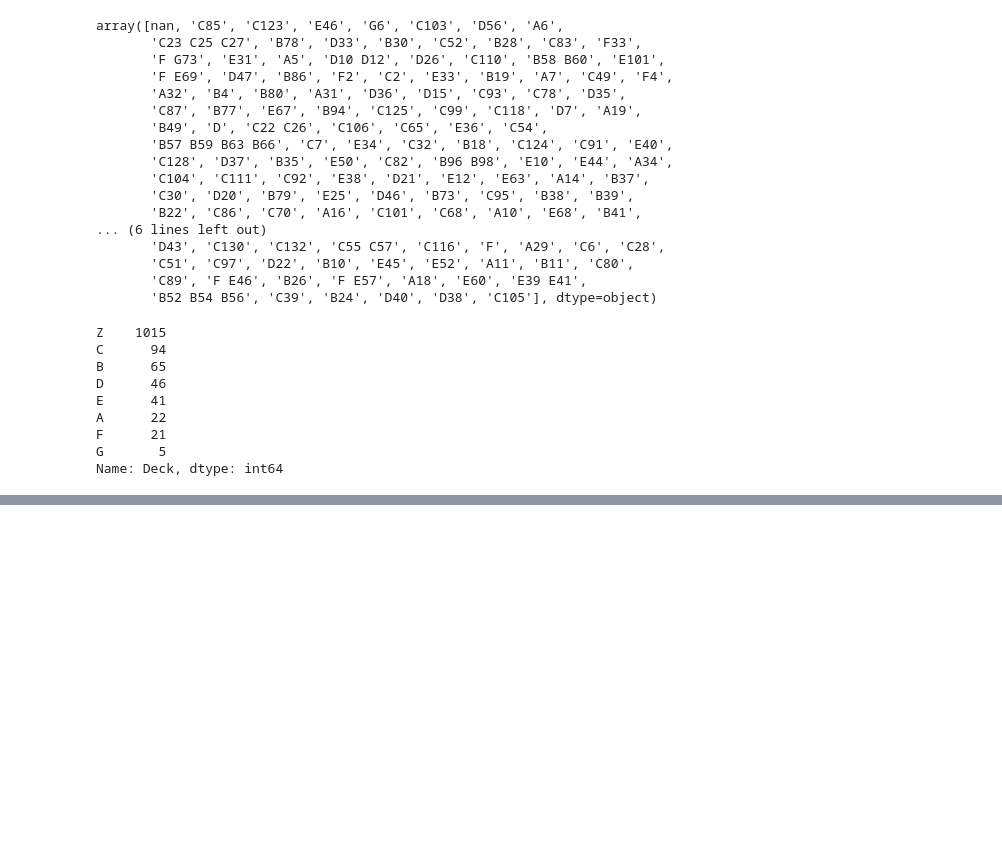
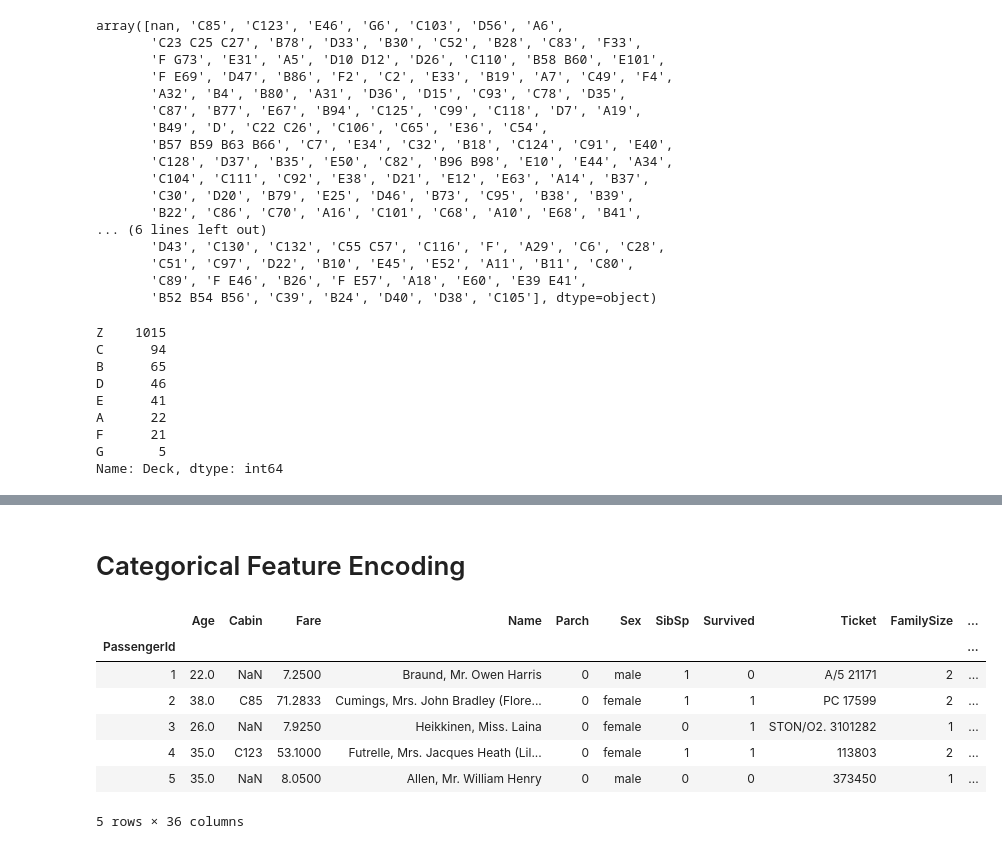
Before and after one commit to saikrishna575/Titanic, a Jupyter notebook: notebooks/2.0-ak-exploring-processing-data.ipynb, the cells around one changed output, grey strips where cells are left out. Saved outputs shown, nothing was run; the diff lists cells and outputs as text; code cells hidden in the pictures; blank space fills up the shorter version.

```diff
--- a/notebooks/2.0-ak-exploring-processing-data.ipynb
+++ b/notebooks/2.0-ak-exploring-processing-data.ipynb
@@ -1069,0 +1058,17 @@ memory usage: 219.0+ KB
+# %% [markdown]
+# Categorical Feature Encoding
+# %%
+df['IsMale'] = np.where(df.Sex =='male',1,0)
+# %%
+df = pd.get_dummies(df,columns=['Deck','Pclass','Title','Embarked','AgeState'])
+# %%
+df.head()
+# %% [output]
+|  | Age | Cabin | Fare | Name | Parch | Sex | SibSp | Survived | Ticket | FamilySize | ... |
+| PassengerId |  |  |  |  |  |  |  |  |  |  | ... |
+| 1 | 22.0 | NaN | 7.2500 | Braund, Mr. Owen Harris | 0 | male | 1 | 0 | A/5 21171 | 2 | ... |
+| 2 | 38.0 | C85 | 71.2833 | Cumings, Mrs. John Bradley (Flore... | 0 | female | 1 | 1 | PC 17599 | 2 | ... |
+| 3 | 26.0 | NaN | 7.9250 | Heikkinen, Miss. Laina | 0 | female | 0 | 1 | STON/O2. 3101282 | 1 | ... |
+| 4 | 35.0 | C123 | 53.1000 | Futrelle, Mrs. Jacques Heath (Lil... | 0 | female | 1 | 1 | 113803 | 2 | ... |
+| 5 | 35.0 | NaN | 8.0500 | Allen, Mr. William Henry | 0 | male | 0 | 0 | 373450 | 1 | ... |
+5 rows × 36 columns
```
Also changed, not shown: parts of 32 cells of this notebook.
